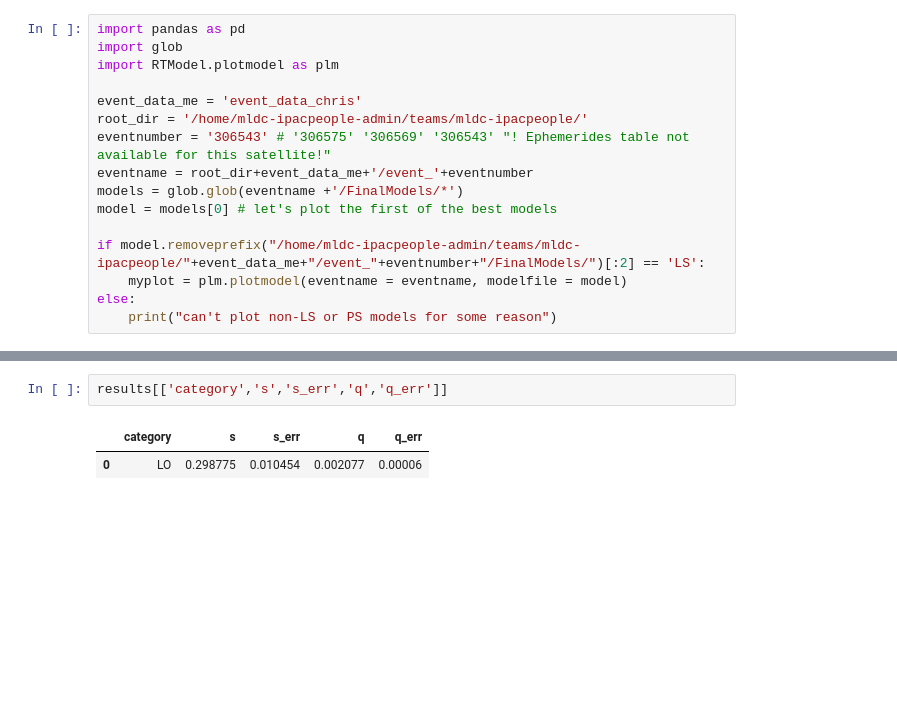
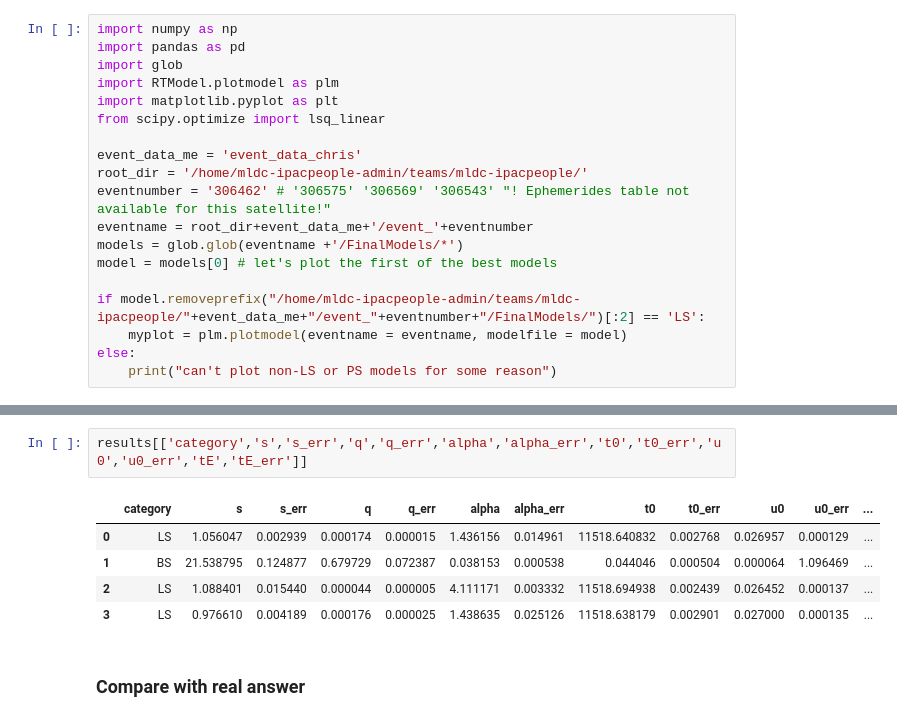
Before and after one commit to exoclam/birp, a Jupyter notebook: end-here-ml.ipynb, the cells around one changed output, grey strips where cells are left out. Drawn from its saved outputs; the diff is of its cells as text; blank space fills up the shorter version.

```diff
--- a/end-here-ml.ipynb
+++ b/end-here-ml.ipynb
@@ -1,11 +1,14 @@
 # %%
+import numpy as np
 import pandas as pd
 import glob
 import RTModel.plotmodel as plm
+import matplotlib.pyplot as plt
+from scipy.optimize import lsq_linear
 
 event_data_me = 'event_data_chris'
 root_dir = '/home/mldc-ipacpeople-admin/teams/mldc-ipacpeople/'
-eventnumber = '306543' # '306575' '306569' '306543' "! Ephemerides table not available for this satellite!"
+eventnumber = '306462' # '306575' '306569' '306543' "! Ephemerides table not available for this satellite!"
 eventname = root_dir+event_data_me+'/event_'+eventnumber
 models = glob.glob(eventname +'/FinalModels/*')
 model = models[0] # let's plot the first of the best models
@@ -104,5 +133,10 @@ results
 # %%
-results[['category','s','s_err','q','q_err']]
+results[['category','s','s_err','q','q_err','alpha','alpha_err','t0','t0_err','u0','u0_err','tE','tE_err']]
 # %% [output]
-|  | category | s | s_err | q | q_err |
-| 0 | LO | 0.298775 | 0.010454 | 0.002077 | 0.00006 |
+|  | category | s | s_err | q | q_err | alpha | alpha_err | t0 | t0_err | u0 | u0_err | ... |
+| 0 | LS | 1.056047 | 0.002939 | 0.000174 | 0.000015 | 1.436156 | 0.014961 | 11518.640832 | 0.002768 | 0.026957 | 0.000129 | ... |
+| 1 | BS | 21.538795 | 0.124877 | 0.679729 | 0.072387 | 0.038153 | 0.000538 | 0.044046 | 0.000504 | 0.000064 | 1.096469 | ... |
+| 2 | LS | 1.088401 | 0.015440 | 0.000044 | 0.000005 | 4.111171 | 0.003332 | 11518.694938 | 0.002439 | 0.026452 | 0.000137 | ... |
+| 3 | LS | 0.976610 | 0.004189 | 0.000176 | 0.000025 | 1.438635 | 0.025126 | 11518.638179 | 0.002901 | 0.027000 | 0.000135 | ... |
+# %% [markdown]
+### Compare with real answer
```
Also changed, not shown: parts of 20 cells of this notebook.
